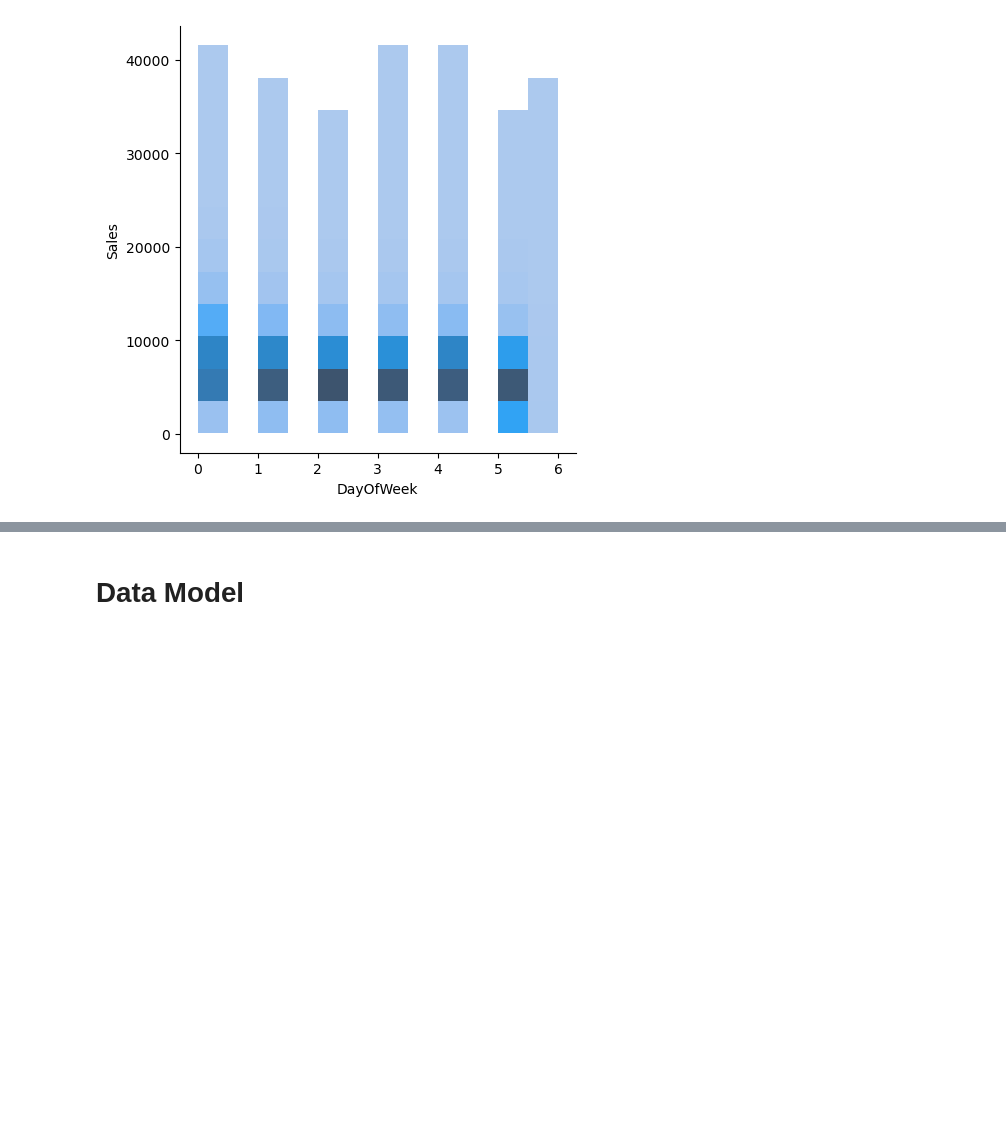
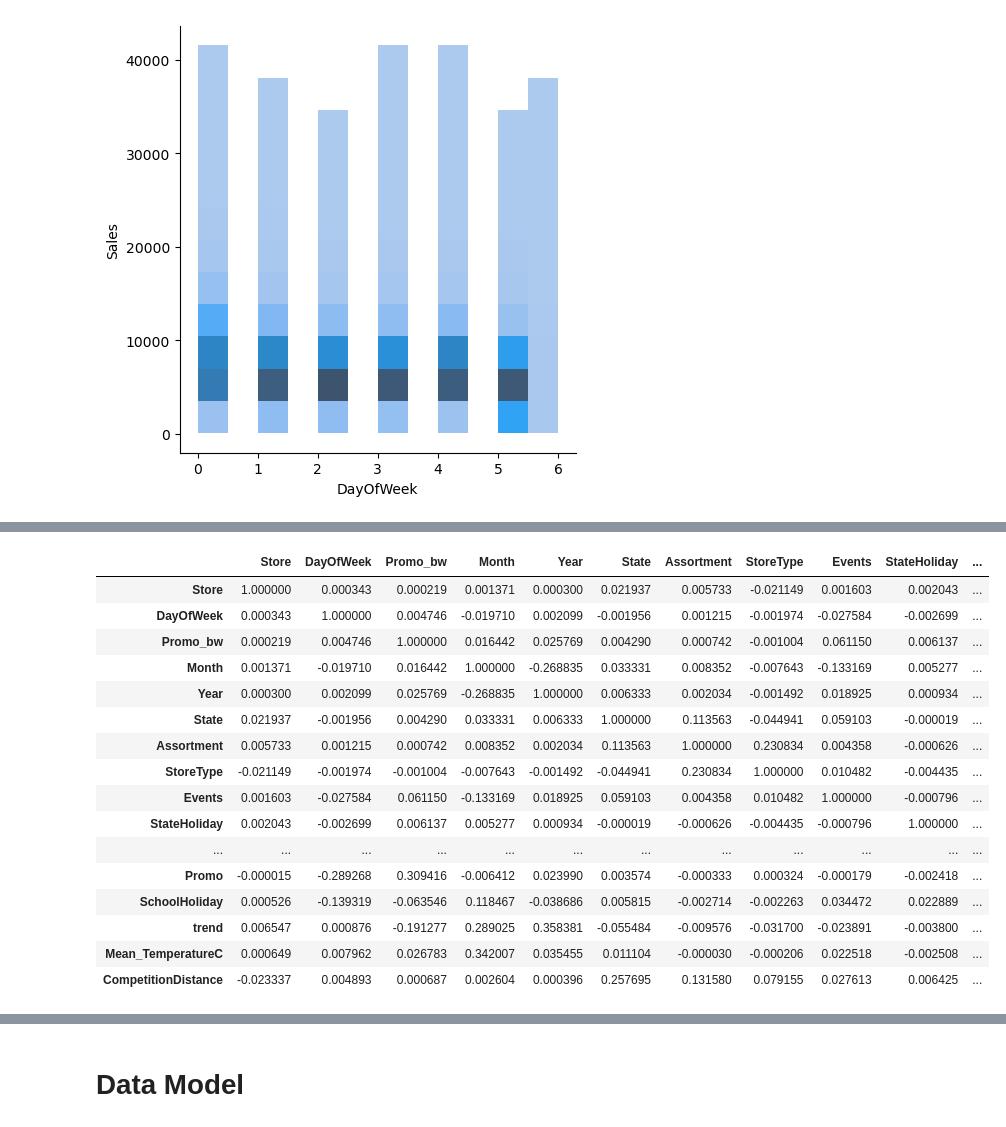
Before and after one commit to facu-s/kaggle-rossmann, a Jupyter notebook: Solution_lightGBM.ipynb, the cells around one changed output, grey strips where cells are left out. Drawn from its saved outputs; the diff is of its cells as text; code cells hidden in the pictures; blank space fills up the shorter version.

```diff
--- a/Solution_lightGBM.ipynb
+++ b/Solution_lightGBM.ipynb
@@ -109 +135,21 @@ Name: Sales, dtype: float64
+# %%
+df[cat_vars+contin_vars].corr()
+# %% [output]
+|  | Store | DayOfWeek | Promo_bw | Month | Year | State | Assortment | StoreType | Events | StateHoliday | ... |
+| Store | 1.000000 | 0.000343 | 0.000219 | 0.001371 | 0.000300 | 0.021937 | 0.005733 | -0.021149 | 0.001603 | 0.002043 | ... |
+| DayOfWeek | 0.000343 | 1.000000 | 0.004746 | -0.019710 | 0.002099 | -0.001956 | 0.001215 | -0.001974 | -0.027584 | -0.002699 | ... |
+| Promo_bw | 0.000219 | 0.004746 | 1.000000 | 0.016442 | 0.025769 | 0.004290 | 0.000742 | -0.001004 | 0.061150 | 0.006137 | ... |
+| Month | 0.001371 | -0.019710 | 0.016442 | 1.000000 | -0.268835 | 0.033331 | 0.008352 | -0.007643 | -0.133169 | 0.005277 | ... |
+| Year | 0.000300 | 0.002099 | 0.025769 | -0.268835 | 1.000000 | 0.006333 | 0.002034 | -0.001492 | 0.018925 | 0.000934 | ... |
+| State | 0.021937 | -0.001956 | 0.004290 | 0.033331 | 0.006333 | 1.000000 | 0.113563 | -0.044941 | 0.059103 | -0.000019 | ... |
+| Assortment | 0.005733 | 0.001215 | 0.000742 | 0.008352 | 0.002034 | 0.113563 | 1.000000 | 0.230834 | 0.004358 | -0.000626 | ... |
+| StoreType | -0.021149 | -0.001974 | -0.001004 | -0.007643 | -0.001492 | -0.044941 | 0.230834 | 1.000000 | 0.010482 | -0.004435 | ... |
+| Events | 0.001603 | -0.027584 | 0.061150 | -0.133169 | 0.018925 | 0.059103 | 0.004358 | 0.010482 | 1.000000 | -0.000796 | ... |
+| StateHoliday | 0.002043 | -0.002699 | 0.006137 | 0.005277 | 0.000934 | -0.000019 | -0.000626 | -0.004435 | -0.000796 | 1.000000 | ... |
+| ... | ... | ... | ... | ... | ... | ... | ... | ... | ... | ... | ... |
+| Promo | -0.000015 | -0.289268 | 0.309416 | -0.006412 | 0.023990 | 0.003574 | -0.000333 | 0.000324 | -0.000179 | -0.002418 | ... |
+| SchoolHoliday | 0.000526 | -0.139319 | -0.063546 | 0.118467 | -0.038686 | 0.005815 | -0.002714 | -0.002263 | 0.034472 | 0.022889 | ... |
+| trend | 0.006547 | 0.000876 | -0.191277 | 0.289025 | 0.358381 | -0.055484 | -0.009576 | -0.031700 | -0.023891 | -0.003800 | ... |
+| Mean_TemperatureC | 0.000649 | 0.007962 | 0.026783 | 0.342007 | 0.035455 | 0.011104 | -0.000030 | -0.000206 | 0.022518 | -0.002508 | ... |
+| CompetitionDistance | -0.023337 | 0.004893 | 0.000687 | 0.002604 | 0.000396 | 0.257695 | 0.131580 | 0.079155 | 0.027613 | 0.006425 | ... |
 # %%
```
Also changed, not shown: parts of 31 cells of this notebook.
